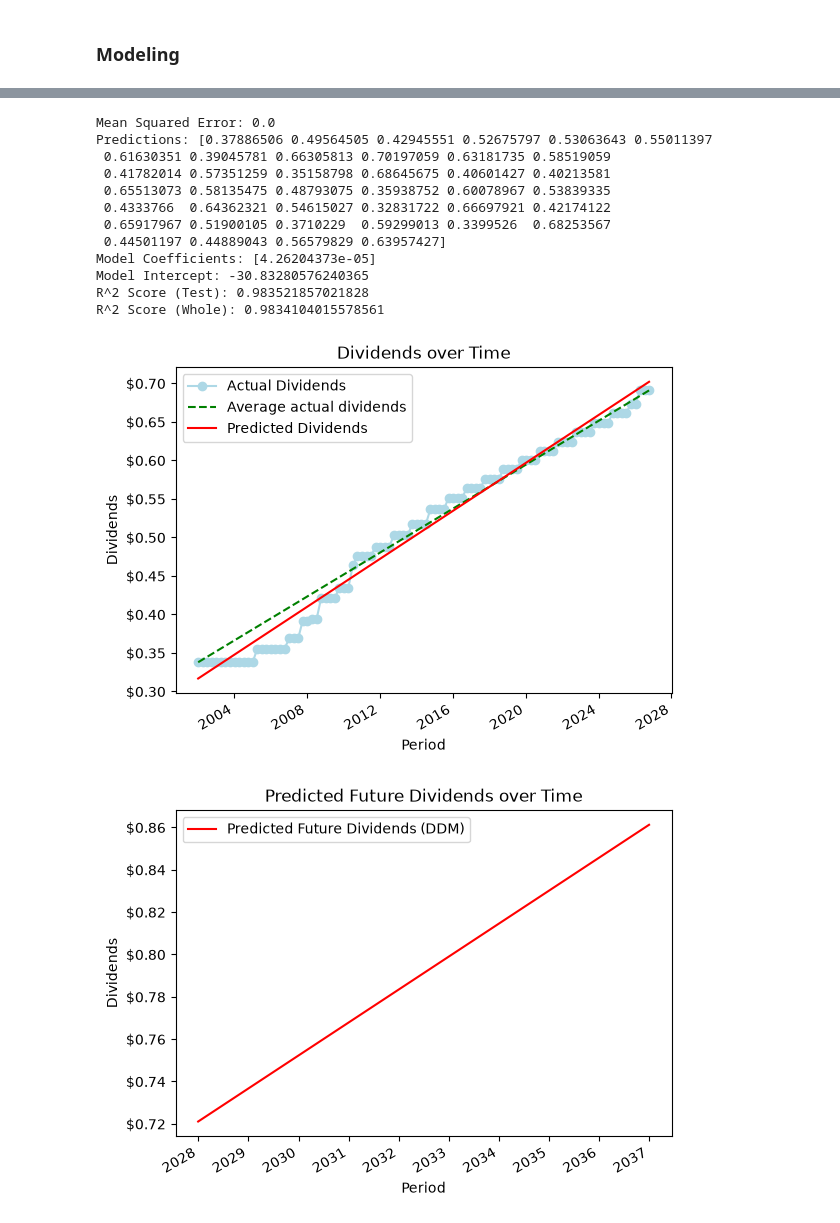
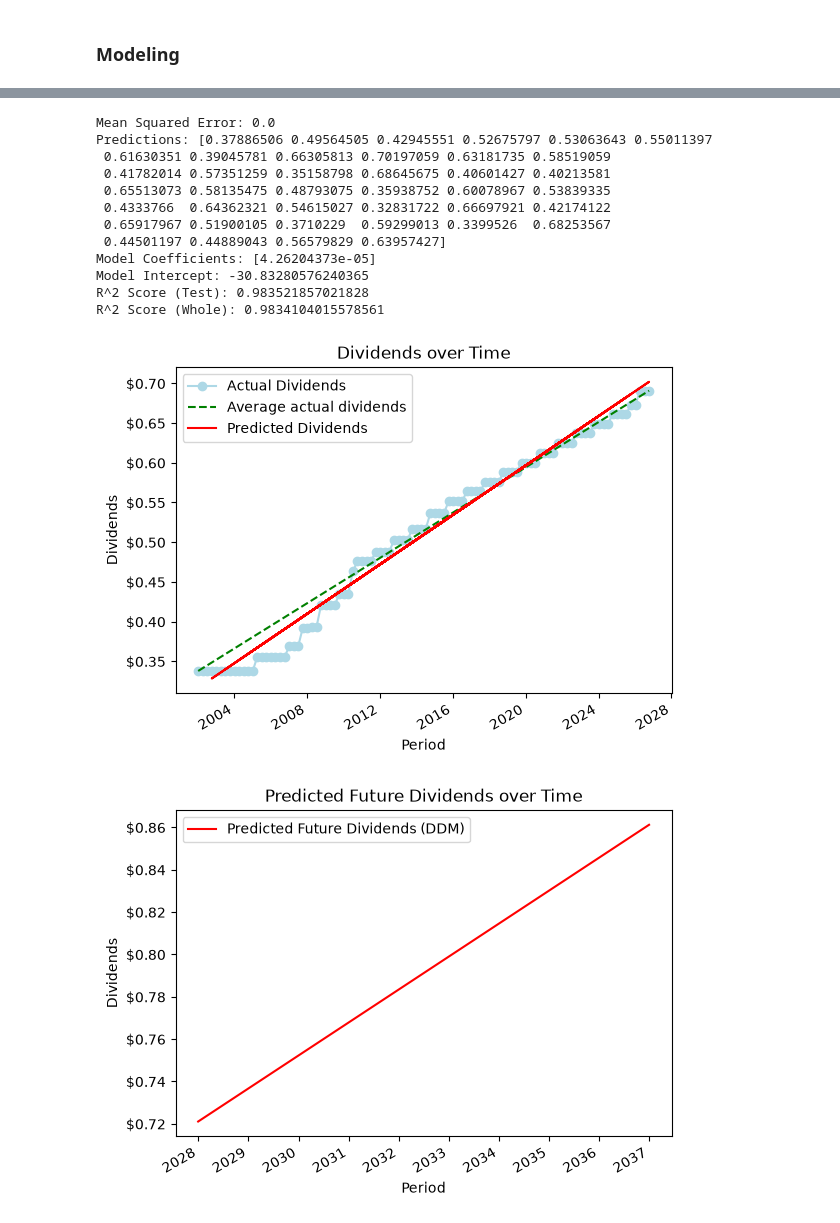
Before and after one commit to crsellinger/NW-Data-Analytics-Capstone, a Jupyter notebook: main.ipynb, the cells around one changed output, grey strips where cells are left out. Cells and saved outputs as stored; diff of their text form; code cells hidden in the pictures.

```diff
--- a/main.ipynb
+++ b/main.ipynb
@@ -839,35 +842,35 @@ ax.plot(
 )
 # Average actual dividends, draws straight line through actual dividends
 ax.plot(
     [X.map(datetime.fromordinal).min(), X.map(datetime.fromordinal).max()],
     [y_start, y_end],
     color="green",
     linestyle="--",
     label="Average actual dividends",
 )
 # plot predicted values
-ax.plot(X.map(datetime.fromordinal), y_pred2, label="Predicted Dividends", color="red")
+ax.plot(X_test.map(datetime.fromordinal), y_pred, label="Predicted Dividends", color="red")
 ax.legend()
 ax.yaxis.set_major_formatter(FuncFormatter(lambda y, _: f"${y / scale:,.2f}{suffix}"))
 fig.autofmt_xdate()
 ax.set_xlabel("Period")
 ax.set_ylabel("Dividends")
 ax.set_title("Dividends over Time")
 plt.show()
 # %% [output]
 Mean Squared Error: 0.0
 Predictions: [0.37886506 0.49564505 0.42945551 0.52675797 0.53063643 0.55011397
  0.61630351 0.39045781 0.66305813 0.70197059 0.63181735 0.58519059
  0.41782014 0.57351259 0.35158798 0.68645675 0.40601427 0.40213581
  0.65513073 0.58135475 0.48793075 0.35938752 0.60078967 0.53839335
  0.4333766  0.64362321 0.54615027 0.32831722 0.66697921 0.42174122
  0.65917967 0.51900105 0.3710229  0.59299013 0.3399526  0.68253567
  0.44501197 0.44889043 0.56579829 0.63957427]
 Model Coefficients: [4.26204373e-05]
 Model Intercept: -30.83280576240365
 R^2 Score (Test): 0.983521857021828
 R^2 Score (Whole): 0.9834104015578561
-[figure, old version]
+[figure, new version]
 # %%
 # Predictive modeling, using DDM above to forecast 5-10 years future
 future_years = 10
```
Also changed, not shown: parts of 1 cell of this notebook.
